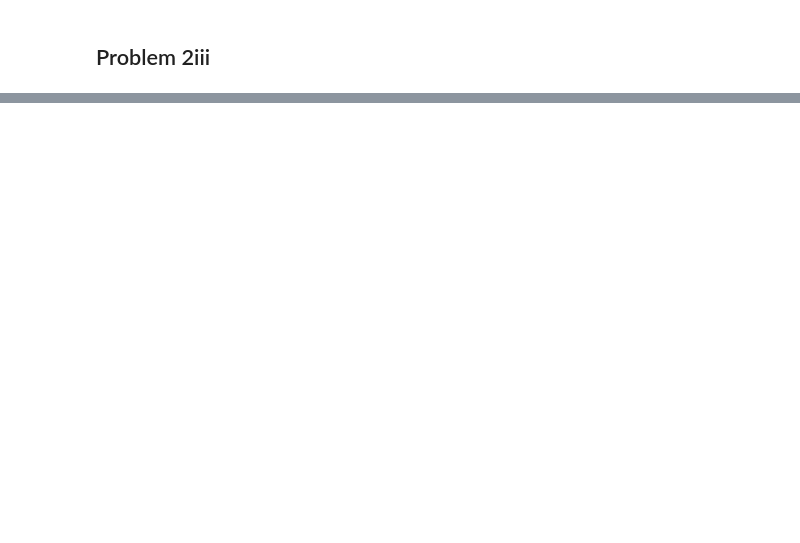
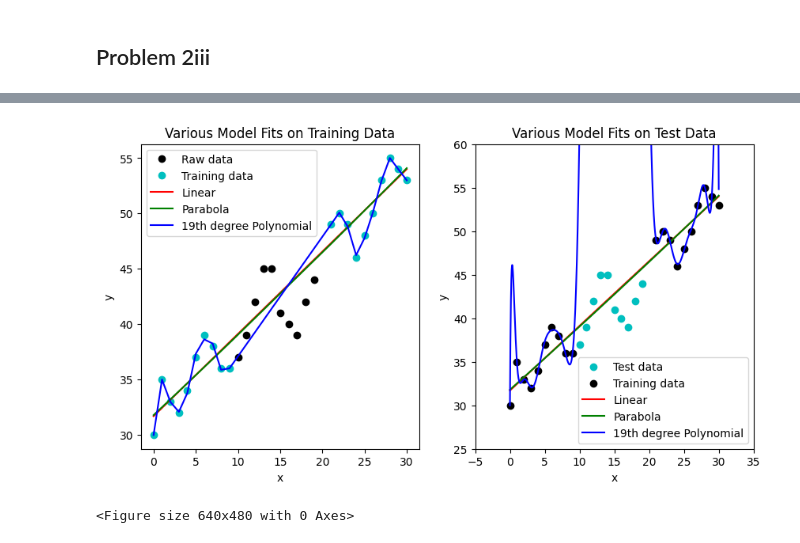
Before and after one commit to tingjones/ee399_hw1, a Jupyter notebook: HW1_TJ.ipynb, the cells around one changed output, grey strips where cells are left out. Cells and saved outputs as stored; diff of their text form; code cells hidden in the pictures; blank space fills up the shorter version.

```diff
--- a/HW1_TJ.ipynb
+++ b/HW1_TJ.ipynb
@@ -270,3 +294,3 @@ Least-square error - Poly: 50.77499384539596
 # %%
-train_x2 = np.concatenate((x[:10], x[-10:]))
-train_y2 = np.concatenate((y[:10], y[-10:]))
+x_train2 = np.concatenate((x[:10], x[-10:]))
+y_train2 = np.concatenate((y[:10], y[-10:]))
@@ -345,0 +297,58 @@ plt.show()
+# %%
+# set the initial guess for the parameters
+line0 = np.array([1, 20])
+parab0 = np.array([1, 5, 10])
+
+# perform optimization and save parameters
+res_line = opt.minimize(fit_line, line0, args=(x_train2, y_train2))
+res_parab = opt.minimize(fit_parab, parab0, args=(x_train2, y_train2))
+res_poly = np.polyfit(x_train2, y_train2, 19, full=True)
+
+# get the optimized parameters
+mins_line = res_line.x
+mins_parab = res_parab.x
+mins_poly = res_poly[0]
+
+# generate data for plotting training results
+y_line = (mins_line[0] * x_train2 + mins_line[1])
+y_parab = (mins_parab[0] * x_train2 ** 2 + mins_parab[1] * x_train2 + mins_parab[2])
+y_poly = np.polyval(mins_poly, x_train2)
+
+x_test_res2 = np.arange(x[0], x[30], 0.01)
+# generate data for plotting test results
+y_line_test = (mins_line[0] * x_test_res2 + mins_line[1])
+y_parab_test = (mins_parab[0] * x_test_res2 ** 2 + mins_parab[1] * x_test_res2 + mins_parab[2])
+y_poly_test = np.polyval(mins_poly, x_test_res2)
+
+# plot results of training
+plt.figure(5, figsize=(10,5))
+plt.subplot(121)
+plt.title("Various Model Fits on Training Data")
+plt.plot(x[10:20], y[10:20], 'ko', label='Raw data')
+plt.plot(x_train2, y_train2, 'co', label='Training data')
+plt.plot(x_train2, y_line, 'r-', label='Linear')
+plt.plot(x_train2, y_parab, 'g-', label='Parabola')
+plt.plot(x_train2, y_poly, 'b-', label='19th degree Polynomial')
+plt.xlabel("x")
+plt.ylabel("y")
+plt.legend()
+
+# plot the trained model on all data
+plt.subplot(122)
+plt.title("Various Model Fits on Test Data")
+plt.plot(x[10:20], y[10:20], 'co', label='Test data')
+plt.plot(x_train2, y_train2, 'ko', label='Training data')
+plt.plot(x_test_res2, y_line_test, 'r-', label='Linear')
+plt.plot(x_test_res2, y_parab_test, 'g-', label='Parabola')
+plt.plot(x_test_res2, y_poly_test, 'b-', label='19th degree Polynomial')
+plt.xlabel("x")
+plt.ylabel("y")
+plt.xlim(-5,35)
+plt.ylim(25, 60)
+plt.legend()
+
+plt.show()
+plt.tight_layout()
+# %% [output]
+[figure, added]
+<Figure size 640x480 with 0 Axes>
```
Also changed, not shown: parts of 27 cells of this notebook.
